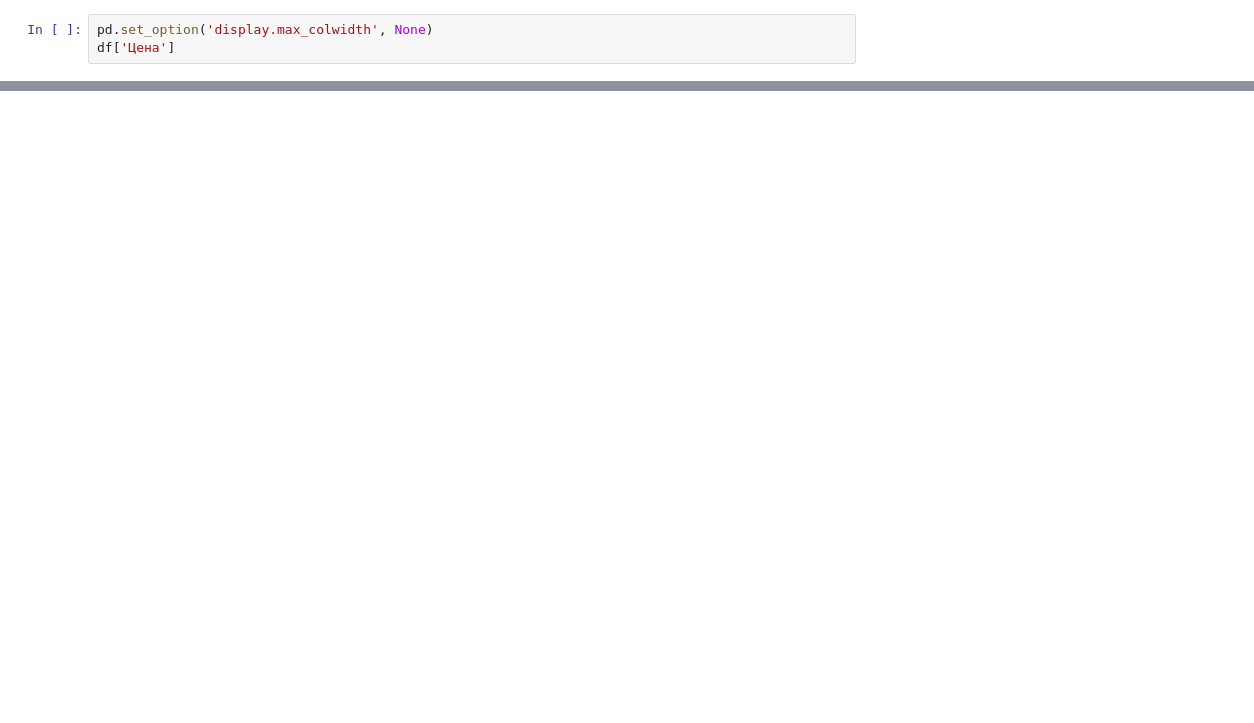
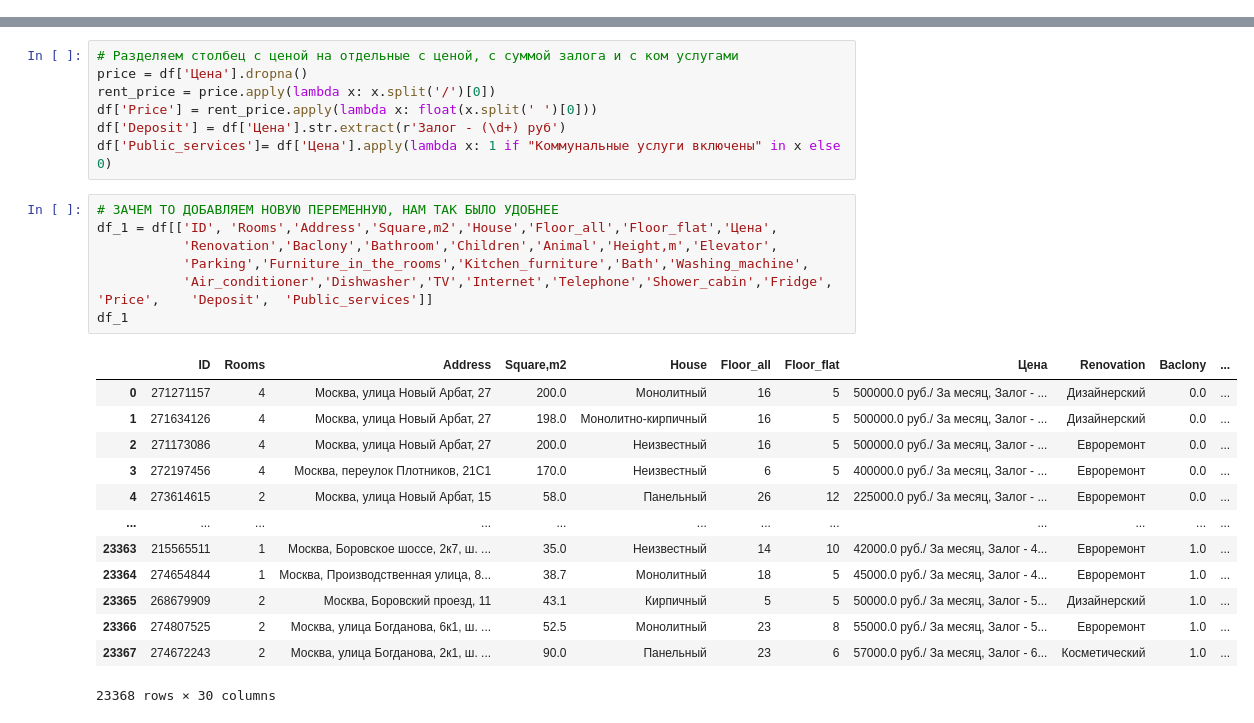
Before and after one commit to DarinaSeva/project, a Jupyter notebook: realises/preprocessing.ipynb, the cells around one changed output, grey strips where cells are left out. Cells and saved outputs as stored; diff of their text form; blank space fills up the shorter version.

```diff
--- a/realises/preprocessing.ipynb
+++ b/realises/preprocessing.ipynb
@@ -88,3 +0,0 @@ df['Price'] = rent_price.apply(lambda x: float(x.split(' ')[0])/1000)
-# %%
-pd.set_option('display.max_colwidth', None)
-df['Цена']
@@ -145,0 +153,28 @@ df_1.to_csv('data.csv')
+# %%
+# Разделяем столбец с ценой на отдельные с ценой, с суммой залога и с ком услугами
+price = df['Цена'].dropna()
+rent_price = price.apply(lambda x: x.split('/')[0])
+df['Price'] = rent_price.apply(lambda x: float(x.split(' ')[0]))
+df['Deposit'] = df['Цена'].str.extract(r'Залог - (\d+) руб')
+df['Public_services']= df['Цена'].apply(lambda x: 1 if "Коммунальные услуги включены" in x else 0)
+# %%
+# ЗАЧЕМ ТО ДОБАВЛЯЕМ НОВУЮ ПЕРЕМЕННУЮ, НАМ ТАК БЫЛО УДОБНЕЕ
+df_1 = df[['ID', 'Rooms','Address','Square,m2','House','Floor_all','Floor_flat','Цена',
+           'Renovation','Baclony','Bathroom','Children','Animal','Height,m','Elevator',
+           'Parking','Furniture_in_the_rooms','Kitchen_furniture','Bath','Washing_machine',
+           'Air_conditioner','Dishwasher','TV','Internet','Telephone','Shower_cabin','Fridge', 'Price',	'Deposit',	'Public_services']]
+df_1
+# %% [output]
+|  | ID | Rooms | Address | Square,m2 | House | Floor_all | Floor_flat | Цена | Renovation | Baclony | ... |
+| 0 | 271271157 | 4 | Москва, улица Новый Арбат, 27 | 200.0 | Монолитный | 16 | 5 | 500000.0 руб./ За месяц, Залог - ... | Дизайнерский | 0.0 | ... |
+| 1 | 271634126 | 4 | Москва, улица Новый Арбат, 27 | 198.0 | Монолитно-кирпичный | 16 | 5 | 500000.0 руб./ За месяц, Залог - ... | Дизайнерский | 0.0 | ... |
+| 2 | 271173086 | 4 | Москва, улица Новый Арбат, 27 | 200.0 | Неизвестный | 16 | 5 | 500000.0 руб./ За месяц, Залог - ... | Евроремонт | 0.0 | ... |
+| 3 | 272197456 | 4 | Москва, переулок Плотников, 21С1 | 170.0 | Неизвестный | 6 | 5 | 400000.0 руб./ За месяц, Залог - ... | Евроремонт | 0.0 | ... |
+| 4 | 273614615 | 2 | Москва, улица Новый Арбат, 15 | 58.0 | Панельный | 26 | 12 | 225000.0 руб./ За месяц, Залог - ... | Евроремонт | 0.0 | ... |
+| ... | ... | ... | ... | ... | ... | ... | ... | ... | ... | ... | ... |
+| 23363 | 215565511 | 1 | Москва, Боровское шоссе, 2к7, ш. ... | 35.0 | Неизвестный | 14 | 10 | 42000.0 руб./ За месяц, Залог - 4... | Евроремонт | 1.0 | ... |
+| 23364 | 274654844 | 1 | Москва, Производственная улица, 8... | 38.7 | Монолитный | 18 | 5 | 45000.0 руб./ За месяц, Залог - 4... | Евроремонт | 1.0 | ... |
+| 23365 | 268679909 | 2 | Москва, Боровский проезд, 11 | 43.1 | Кирпичный | 5 | 5 | 50000.0 руб./ За месяц, Залог - 5... | Дизайнерский | 1.0 | ... |
+| 23366 | 274807525 | 2 | Москва, улица Богданова, 6к1, ш. ... | 52.5 | Монолитный | 23 | 8 | 55000.0 руб./ За месяц, Залог - 5... | Евроремонт | 1.0 | ... |
+| 23367 | 274672243 | 2 | Москва, улица Богданова, 2к1, ш. ... | 90.0 | Панельный | 23 | 6 | 57000.0 руб./ За месяц, Залог - 6... | Косметический | 1.0 | ... |
+23368 rows × 30 columns
```
Also changed, not shown: parts of 53 cells of this notebook, 1 other file.
